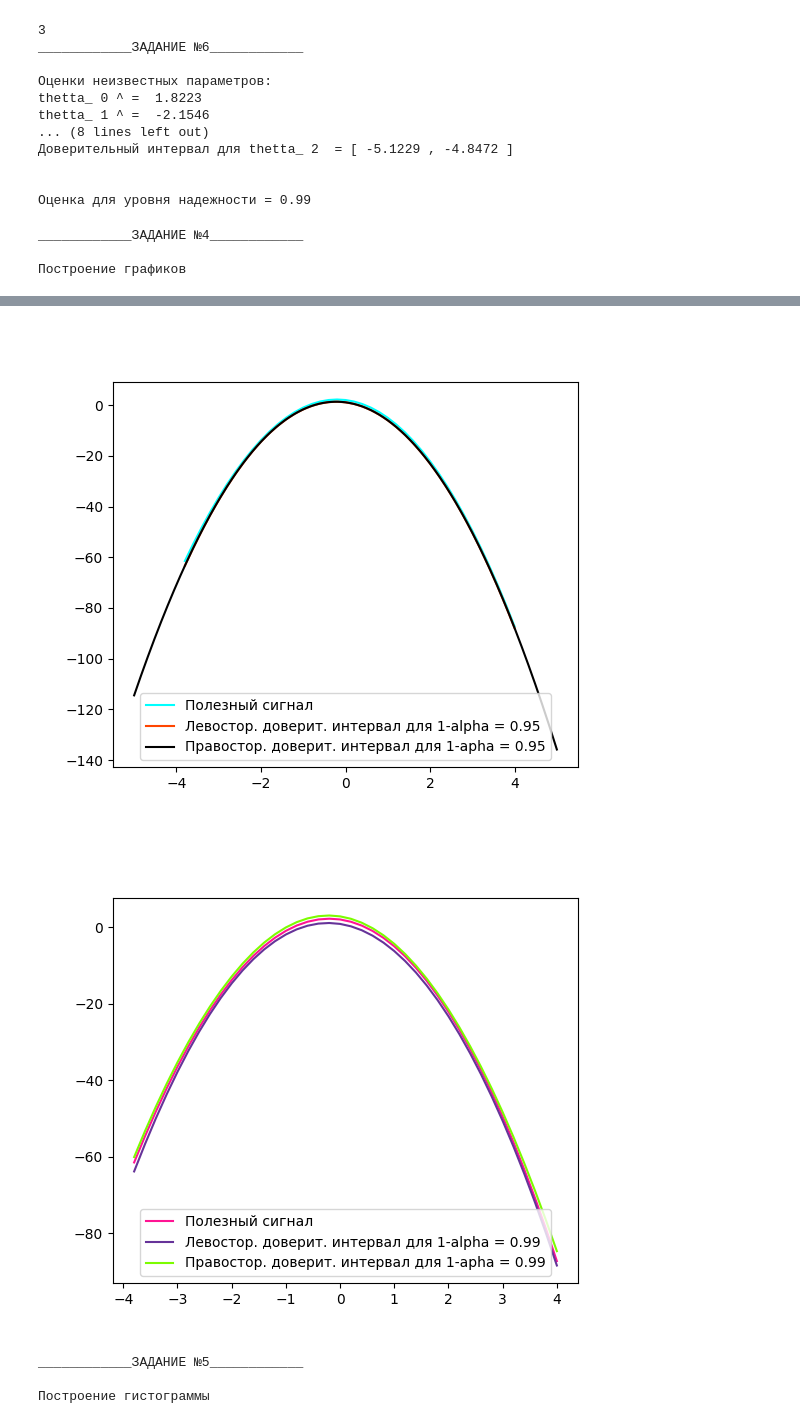
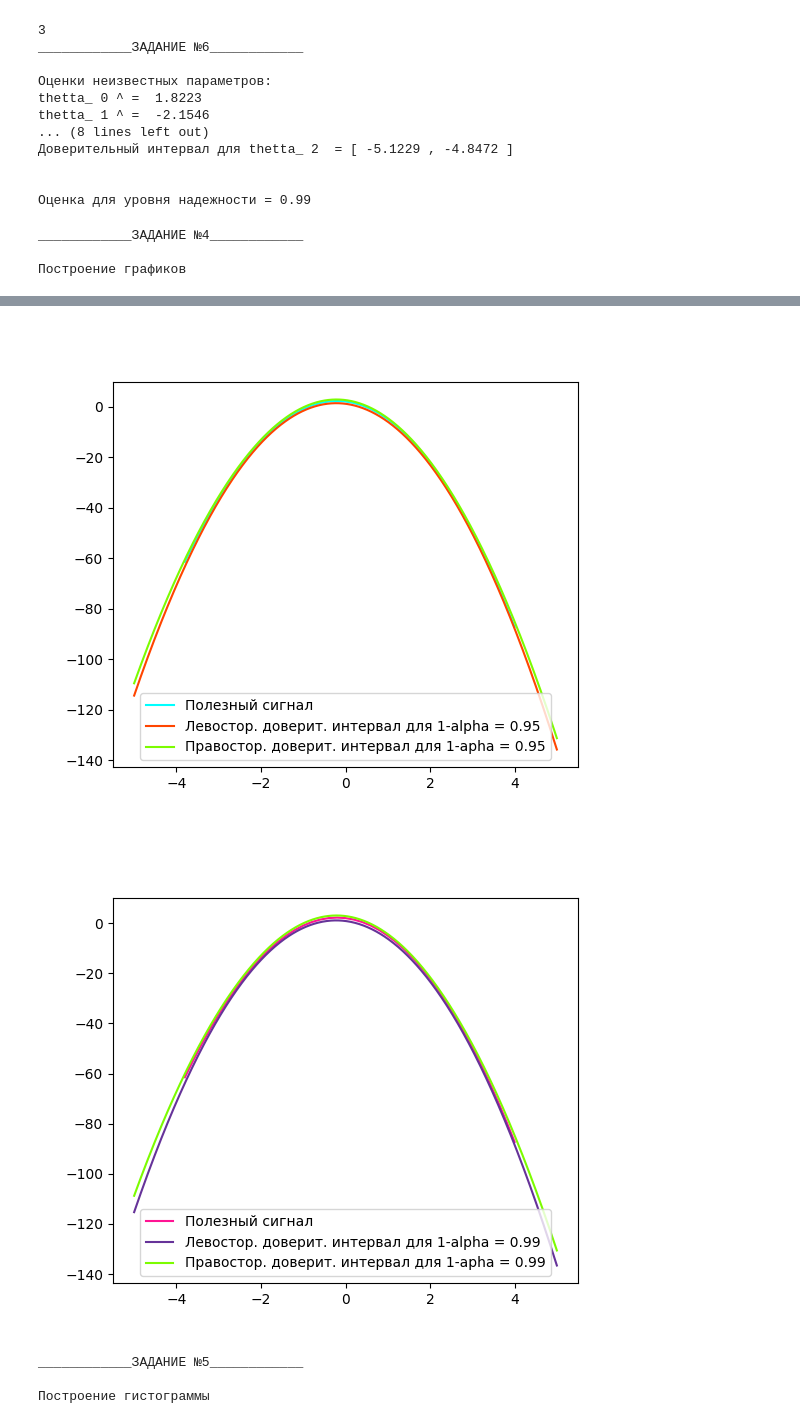
Before and after one commit to vboyarkin/tvims-kp, a Jupyter notebook: влад нормальный.ipynb, the cells around one changed output, grey strips where cells are left out. Cells and saved outputs as stored; diff of their text form; code cells hidden in the pictures.

```diff
--- a/влад нормальный.ipynb
+++ b/влад нормальный.ipynb
@@ -204,7 +205,7 @@ print("____________ЗАДАНИЕ №4____________ \n")
 #     alfa = np.matmul(alfa1, np.transpose(X))
 #     return Y_s - kvantil1 * norm_E_sr*np.sqrt(alfa/(n-m-1))
 
-def a95(x):
+def confidence_intl_dot(x, side, kvantil_intl):
     Y_s = 0
     X = []
     for j in range(m + 1):
@@ -212,7 +213,27 @@ def a95(x):
         Y_s += Thetta[j] * (x ** j)
     alfa1 = np.matmul(X, X_tr_X)
     alfa = np.matmul(alfa1, np.transpose(X))
-    return Y_s - kvantil1*norm_E_sr*np.sqrt(alfa/(n-m-1))
+
+    left = Y_s - kvantil_intl * norm_E_sr*np.sqrt(alfa/(n-m-1))
+    right = Y_s + kvantil_intl * norm_E_sr*np.sqrt(alfa/(n-m-1))
+
+    if (side == 'left'):
+        return left
+    if (side == 'right'):
+        return right
+    raise Exception("side should be either left or right")
+
+
+def confidence_intervals(linspace=None):
+    if (linspace == None):
+        linspace = np.linspace(-5, 5, 1000)
+
+    l_95 = [confidence_intl_dot(dot, 'left', kvantil1) for dot in linspace]
+    r_95 = [confidence_intl_dot(dot, 'right', kvantil1) for dot in linspace]
+    l_99 = [confidence_intl_dot(dot, 'left', kvantil2) for dot in linspace]
+    r_99 = [confidence_intl_dot(dot, 'right', kvantil2) for dot in linspace]
+
+    return [l_95, r_95, l_99, r_99, linspace]
 
 
 print("Построение графиков \n")
@@ -234,46 +255,41 @@ lgnd4 = ax4.legend(
     ['Полезный сигнал', 'Оценка полезного сигнала'], loc='lower center')
 fig4.set_figwidth(6)
 fig4.set_figheight(5)
 plt.show()
 
+# --------- Доверительные интервалы ---------
 
-
-
-
+left_95, right_95, left_99, right_99, intl_linspace = confidence_intervals()
 
 fig2, ax2 = plt.subplots()
 ax2.plot(x, Y_S, c='#00FFFF')
-ax2.plot(x, a_95, c='#FF4500')
-
-
-t_for_a_95 = np.linspace(-5, 5, 1000)
-a_95_dots = [a95(dot) for dot in t_for_a_95]
-ax2.plot(t_for_a_95, a_95_dots, c='#000000')
+ax2.plot(intl_linspace, left_95, c='#FF4500')
+ax2.plot(intl_linspace, right_95, c='#7CFC00')
 
 lgnd2 = ax2.legend(['Полезный сигнал', 'Левостор. доверит. интервал для 1-alpha = 0.95',
                    'Правостор. доверит. интервал для 1-apha = 0.95'], loc='lower center')
 fig2.set_figwidth(6)
 fig2.set_figheight(5)
 plt.show()
 
 
 fig3, ax3 = plt.subplots()
 ax3.plot(x, Y_S, c='#FF1493')
-ax3.plot(x, a_99, c='#663399')
-ax3.plot(x, b_99, c='#7CFC00')
+ax3.plot(intl_linspace, left_99, c='#663399')
+ax3.plot(intl_linspace, right_99, c='#7CFC00')
 lgnd3 = ax3.legend(['Полезный сигнал', 'Левостор. доверит. интервал для 1-alpha = 0.99',
                    'Правостор. доверит. интервал для 1-apha = 0.99'], loc='lower center')
 fig3.set_figwidth(6)
 fig3.set_figheight(5)
 plt.show()
 # %% [output]
 ____________ЗАДАНИЕ №4____________
 
 Построение графиков
 [figure]
 [figure]
-[figure, old version]
+[figure, new version]
-[figure, old version]
+[figure, new version]
 # %%
 print("____________ЗАДАНИЕ №5____________ \n")
 # По остаткам регрессии построить оценку плотности распределения случайной ошибки
```
Also changed, not shown: parts of 2 cells of this notebook.
